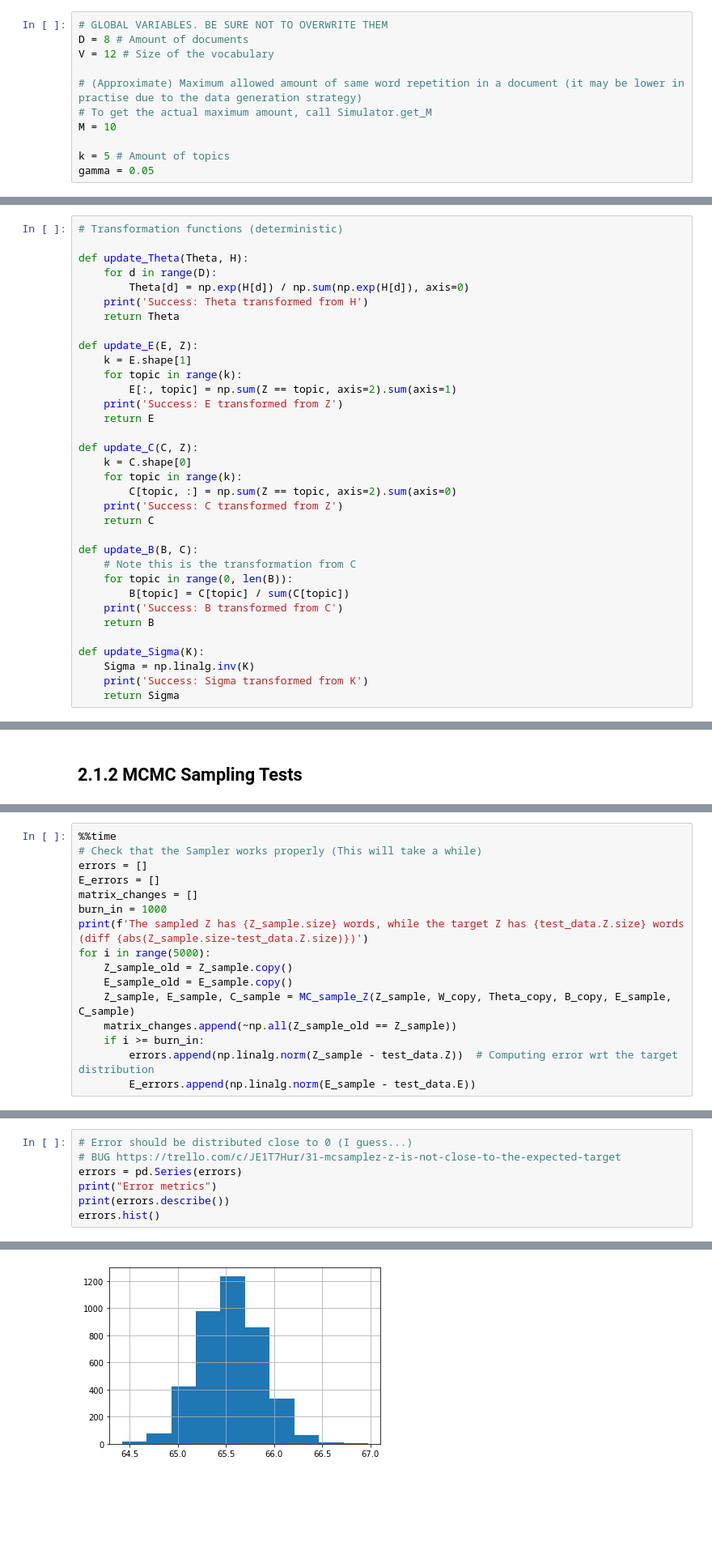
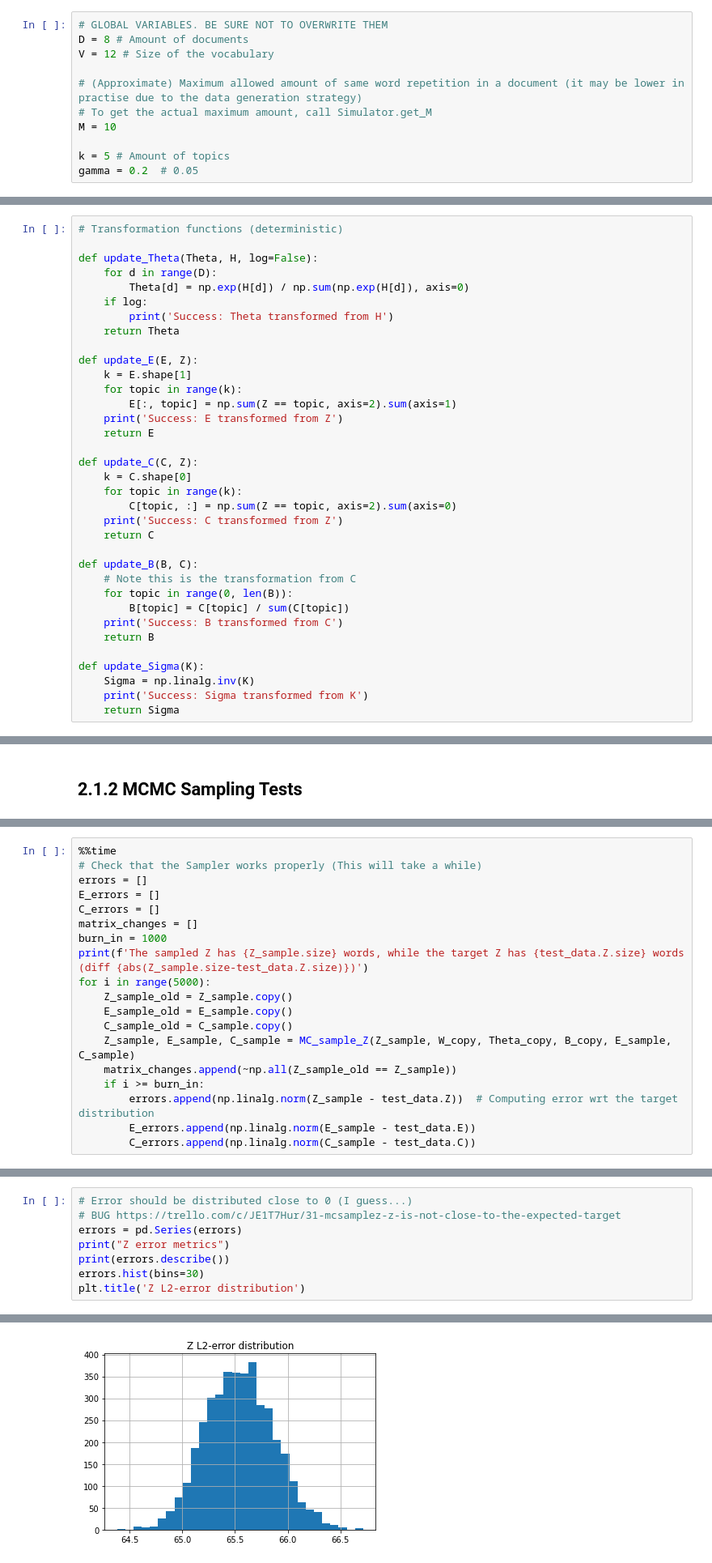
Before and after one commit to fpjaa/BAY-STATS-Project-ABDPPS, a Jupyter notebook: 2021-11-22_Prototype.ipynb, the cells around one changed output, grey strips where cells are left out. Shown at 81% size. Saved outputs shown, nothing was run; the diff lists cells and outputs as text; blank space fills up the shorter version.

```diff
--- a/2021-11-22_Prototype.ipynb
+++ b/2021-11-22_Prototype.ipynb
@@ -8,7 +8,7 @@ V = 12 # Size of the vocabulary
 M = 10
 
 k = 5 # Amount of topics
-gamma = 0.05
+gamma = 0.2  # 0.05
 # %%
 # # GLOBAL VARIABLES. BE SURE NOT TO OVERWRITE THEM
 # D = 100 # Amount of documents
@@ -38,10 +38,11 @@ import matplotlib.pyplot as plt
 # %%
 # Transformation functions (deterministic)
 
-def update_Theta(Theta, H):
+def update_Theta(Theta, H, log=False):
     for d in range(D):
         Theta[d] = np.exp(H[d]) / np.sum(np.exp(H[d]), axis=0)
-    print('Success: Theta transformed from H')
+    if log:
+        print('Success: Theta transformed from H')
     return Theta
 
 def update_E(E, Z):
@@ -462,16 +476,19 @@ array([[-1., -1., -1., -1., -1., -1., -1., -1., -1., -1.],
 # Check that the Sampler works properly (This will take a while)
 errors = []
 E_errors = []
+C_errors = []
 matrix_changes = []
 burn_in = 1000
 print(f'The sampled Z has {Z_sample.size} words, while the target Z has {test_data.Z.size} words (diff {abs(Z_sample.size-test_data.Z.size)})')
 for i in range(5000):
     Z_sample_old = Z_sample.copy()
     E_sample_old = E_sample.copy()
+    C_sample_old = C_sample.copy()
     Z_sample, E_sample, C_sample = MC_sample_Z(Z_sample, W_copy, Theta_copy, B_copy, E_sample, C_sample)
     matrix_changes.append(~np.all(Z_sample_old == Z_sample))
     if i >= burn_in:
         errors.append(np.linalg.norm(Z_sample - test_data.Z))  # Computing error wrt the target distribution
         E_errors.append(np.linalg.norm(E_sample - test_data.E))
+        C_errors.append(np.linalg.norm(C_sample - test_data.C))
 # %% [output]
 The sampled Z has 960 words, while the target Z has 960 words (diff 0)
@@ -500,7 +517,8 @@ dtype: float64
 # Error should be distributed close to 0 (I guess...)
 # BUG https://trello.com/c/JE1T7Hur/31-mcsamplez-z-is-not-close-to-the-expected-target
 errors = pd.Series(errors)
-print("Error metrics")
+print("Z error metrics")
 print(errors.describe())
-errors.hist()
+errors.hist(bins=30)
+plt.title('Z L2-error distribution')
 # %% [output]
@@ -518 +536 @@ dtype: float64
-[figure, old version]
+[figure, new version]
```
Also changed, not shown: parts of 76 cells of this notebook.
